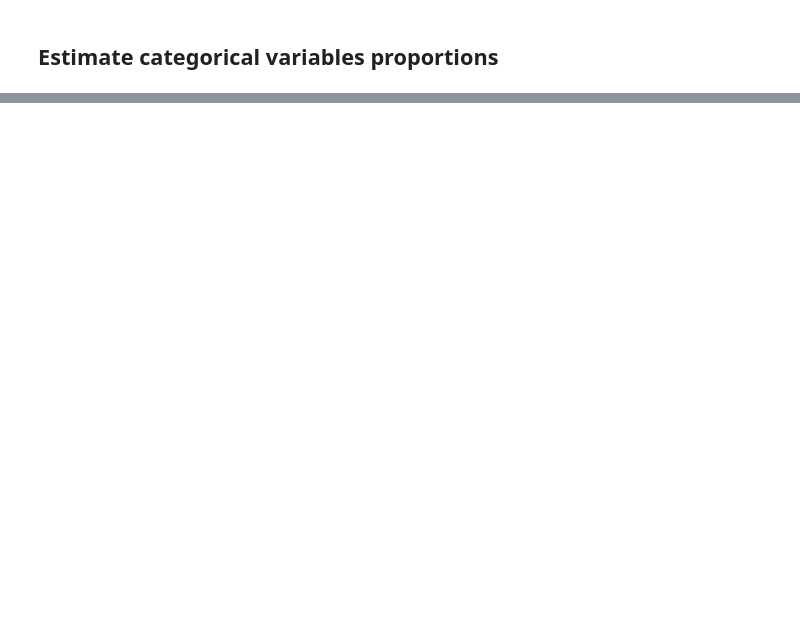
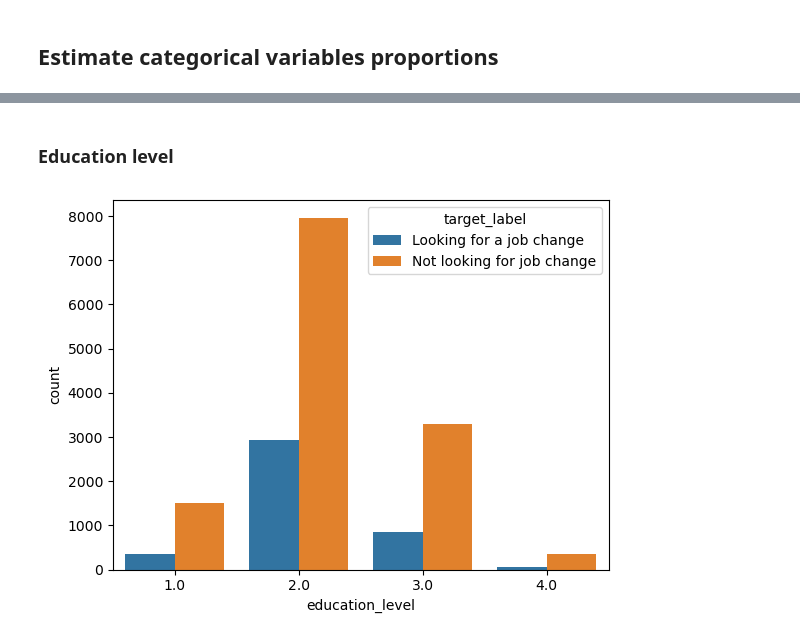
Before and after one commit to teob97/xtream-ai-assignment, a Jupyter notebook: challenge_1.ipynb, the cells around one changed output, grey strips where cells are left out. Saved outputs shown, nothing was run; the diff lists cells and outputs as text; code cells hidden in the pictures; blank space fills up the shorter version.

```diff
--- a/challenge_1.ipynb
+++ b/challenge_1.ipynb
@@ -275,3 +293,10 @@ Percentage of Part time course quitting Pear Inc: 23.91%; z_score = 0.23
+# %% [markdown]
+### Education level
+# %%
+sns.countplot(data, x='education_level', hue='target_label')
+plt.show()
+# %% [output]
+[figure, added]
 # %%
 education_dict = print_percentage_and_ztest(data, 'education_level', education_level_labels)
 # %% [output]
```
Also changed, not shown: parts of 24 cells of this notebook.
